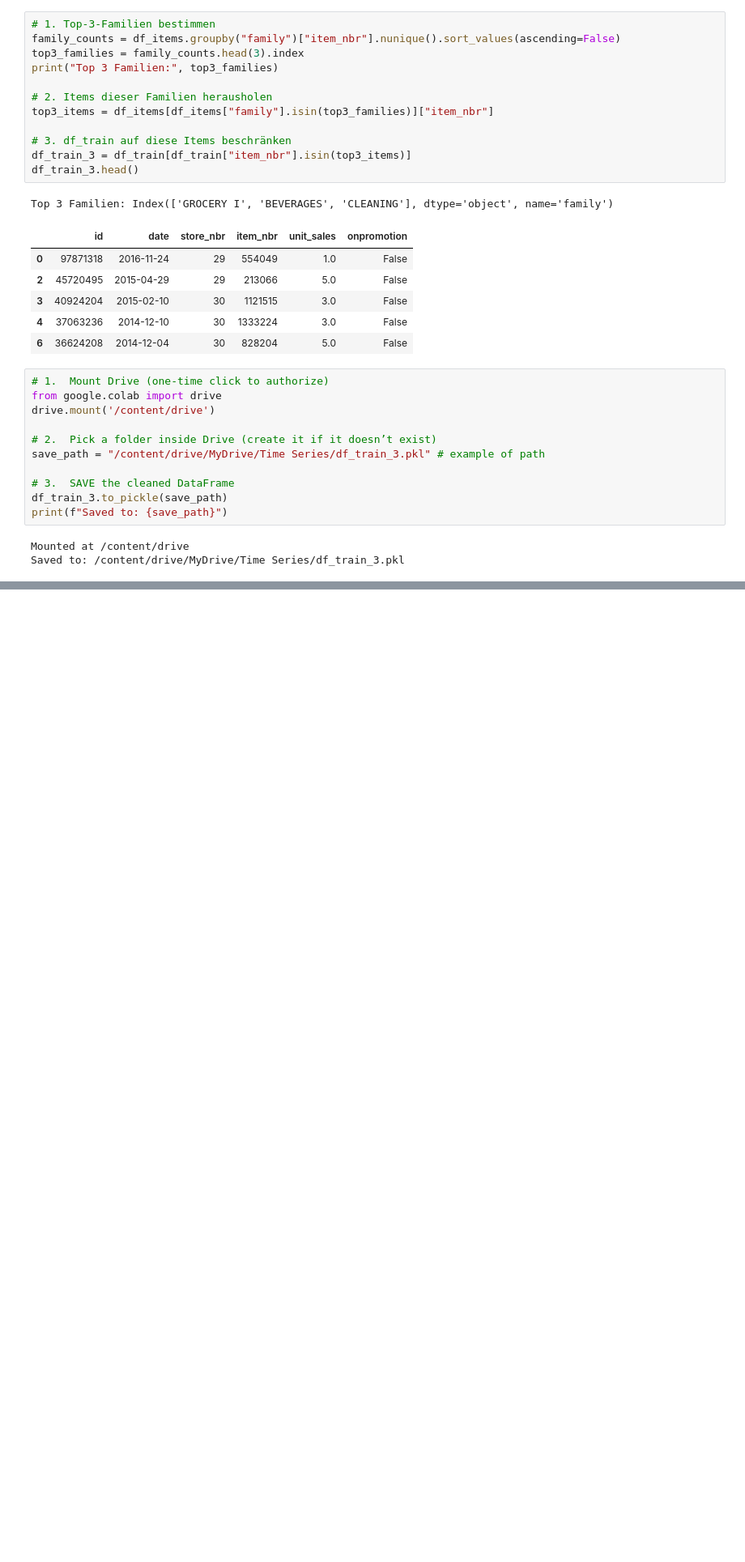
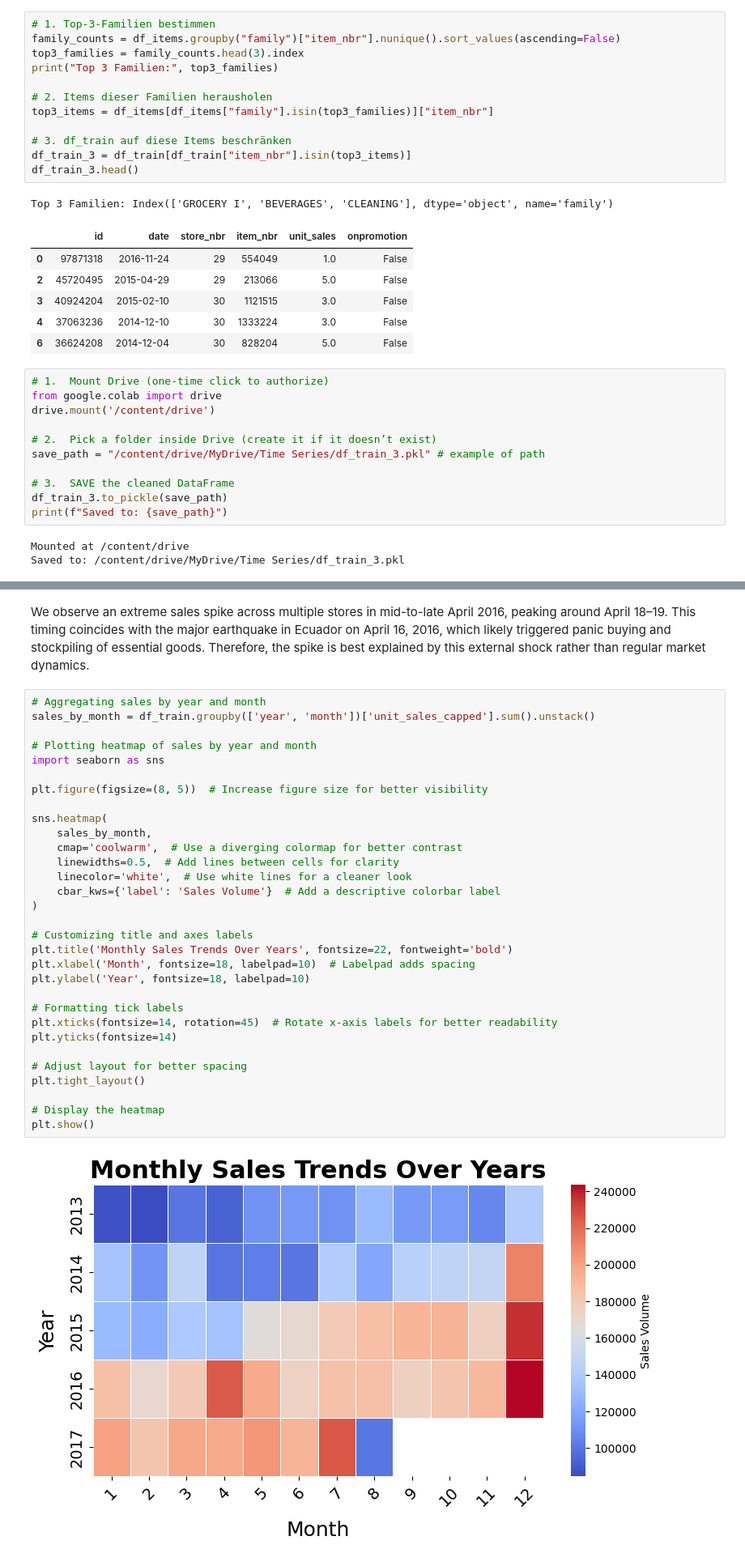
Before and after one commit to LenaGeller/retail_demand_analysis, a Jupyter notebook: data_prep.ipynb, the cells around one changed output, grey strips where cells are left out. Shown at 81% size. Drawn from its saved outputs; the diff is of its cells as text; blank space fills up the shorter version.

```diff
--- a/data_prep.ipynb
+++ b/data_prep.ipynb
@@ -124,0 +443,35 @@ DataFrame reloaded, ready to go!
+# %% [markdown]
+We observe an extreme sales spike across multiple stores in mid-to-late April 2016, peaking around April 18–19. This timing coincides with the major earthquake in Ecuador on April 16, 2016, which likely triggered panic buying and stockpiling of essential goods. Therefore, the spike is best explained by this external shock rather than regular market dynamics.
+# %%
+# Aggregating sales by year and month
+sales_by_month = df_train.groupby(['year', 'month'])['unit_sales_capped'].sum().unstack()
+
+# Plotting heatmap of sales by year and month
+import seaborn as sns
+
+plt.figure(figsize=(8, 5))  # Increase figure size for better visibility
+
+sns.heatmap(
+    sales_by_month,
+    cmap='coolwarm',  # Use a diverging colormap for better contrast
+    linewidths=0.5,  # Add lines between cells for clarity
+    linecolor='white',  # Use white lines for a cleaner look
+    cbar_kws={'label': 'Sales Volume'}  # Add a descriptive colorbar label
+)
+
+# Customizing title and axes labels
+plt.title('Monthly Sales Trends Over Years', fontsize=22, fontweight='bold')
+plt.xlabel('Month', fontsize=18, labelpad=10)  # Labelpad adds spacing
+plt.ylabel('Year', fontsize=18, labelpad=10)
+
+# Formatting tick labels
+plt.xticks(fontsize=14, rotation=45)  # Rotate x-axis labels for better readability
+plt.yticks(fontsize=14)
+
+# Adjust layout for better spacing
+plt.tight_layout()
+
+# Display the heatmap
+plt.show()
+# %% [output]
+[figure, added]
```
Also changed, not shown: parts of 68 cells of this notebook.
